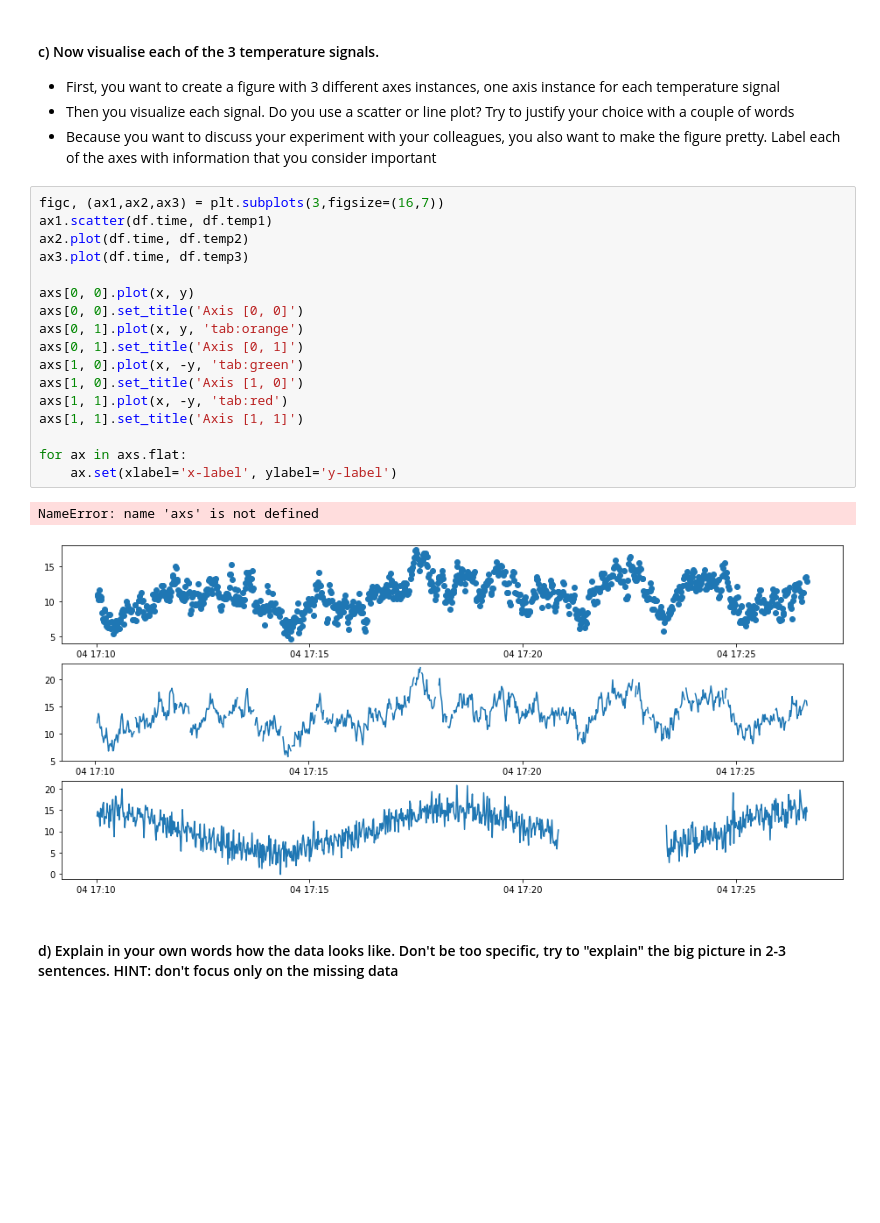
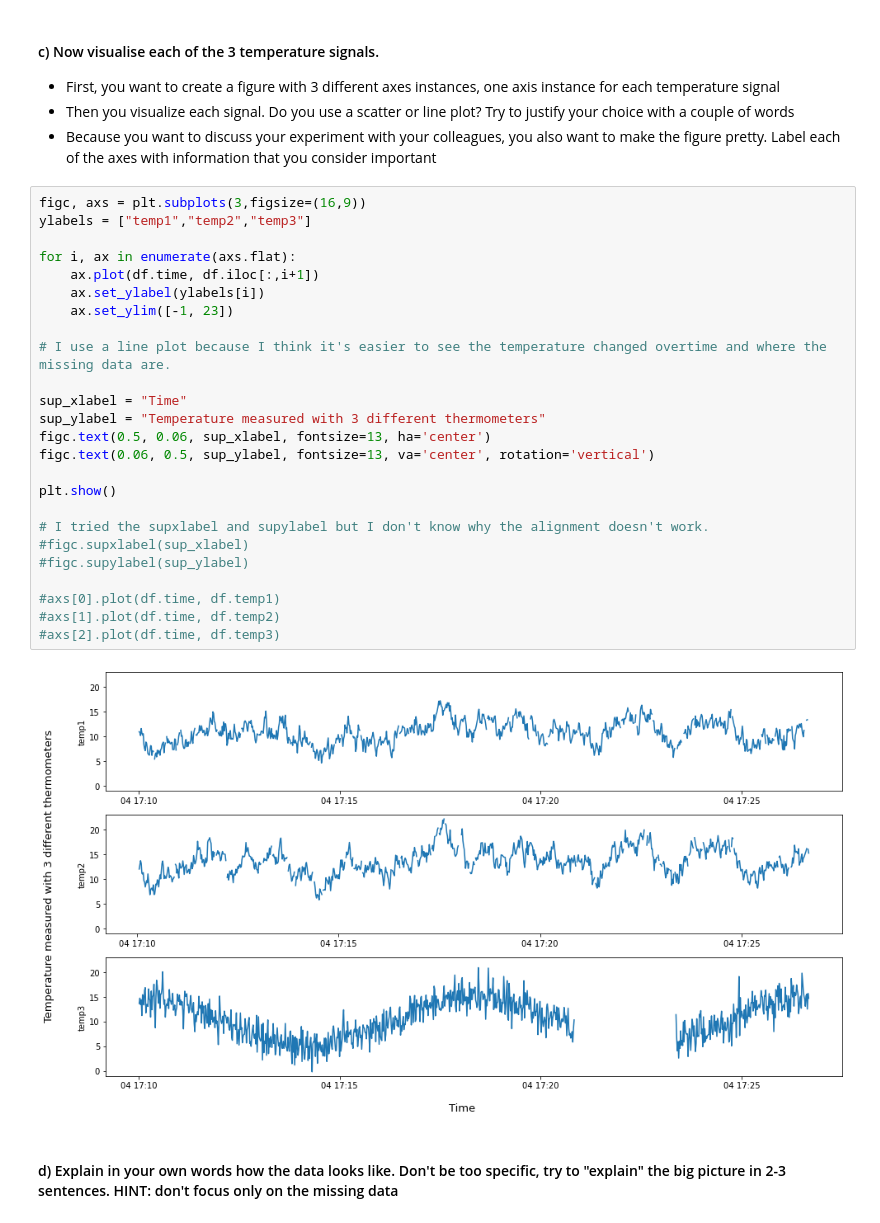
Before and after one commit to ramiejleh/ReDi_DataAnalytics_Repo, a Jupyter notebook: Homework/Phuong/lesson05/homework/lesson05_homework-Phuong.ipynb, the cells around one changed output. Drawn from its saved outputs; the diff is of its cells as text; blank space fills up the shorter version.

```diff
--- a/Homework/Phuong/lesson05/homework/lesson05_homework-Phuong.ipynb
+++ b/Homework/Phuong/lesson05/homework/lesson05_homework-Phuong.ipynb
@@ -45,24 +53,31 @@ dtype: int64
 - Then you visualize each signal. Do you use a scatter or line plot? Try to justify your choice with a couple of words
 - Because you want to discuss your experiment with your colleagues, you also want to make the figure pretty. Label each of the axes with information that you consider important
 # %%
-figc, (ax1,ax2,ax3) = plt.subplots(3,figsize=(16,7))
-ax1.scatter(df.time, df.temp1)
-ax2.plot(df.time, df.temp2)
-ax3.plot(df.time, df.temp3)
+figc, axs = plt.subplots(3,figsize=(16,9))
+ylabels = ["temp1","temp2","temp3"]
 
-axs[0, 0].plot(x, y)
-axs[0, 0].set_title('Axis [0, 0]')
-axs[0, 1].plot(x, y, 'tab:orange')
-axs[0, 1].set_title('Axis [0, 1]')
-axs[1, 0].plot(x, -y, 'tab:green')
-axs[1, 0].set_title('Axis [1, 0]')
-axs[1, 1].plot(x, -y, 'tab:red')
-axs[1, 1].set_title('Axis [1, 1]')
+for i, ax in enumerate(axs.flat):
+    ax.plot(df.time, df.iloc[:,i+1])
+    ax.set_ylabel(ylabels[i])
+    ax.set_ylim([-1, 23])
 
-for ax in axs.flat:
-    ax.set(xlabel='x-label', ylabel='y-label')
+# I use a line plot because I think it's easier to see the temperature changed overtime and where the missing data are.
+
+sup_xlabel = "Time"
+sup_ylabel = "Temperature measured with 3 different thermometers"
+figc.text(0.5, 0.06, sup_xlabel, fontsize=13, ha='center')
+figc.text(0.06, 0.5, sup_ylabel, fontsize=13, va='center', rotation='vertical')
+
+plt.show()
+
+# I tried the supxlabel and supylabel but I don't know why the alignment doesn't work.
+#figc.supxlabel(sup_xlabel)
+#figc.supylabel(sup_ylabel)
+
+#axs[0].plot(df.time, df.temp1)
+#axs[1].plot(df.time, df.temp2)
+#axs[2].plot(df.time, df.temp3)
 # %% [output]
-NameError: name 'axs' is not defined
-[figure, old version]
+[figure, new version]
 # %% [markdown]
 #### d) Explain in your own words how the data looks like. Don't be too specific, try to "explain" the big picture in 2-3 sentences. HINT: don't focus only on the missing data
```
Also changed, not shown: parts of 12 cells of this notebook, 2 other files.
